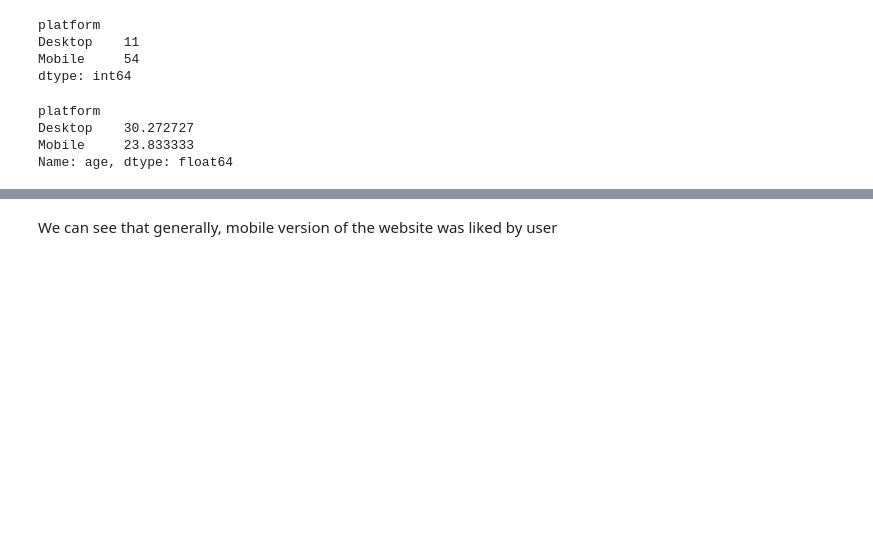
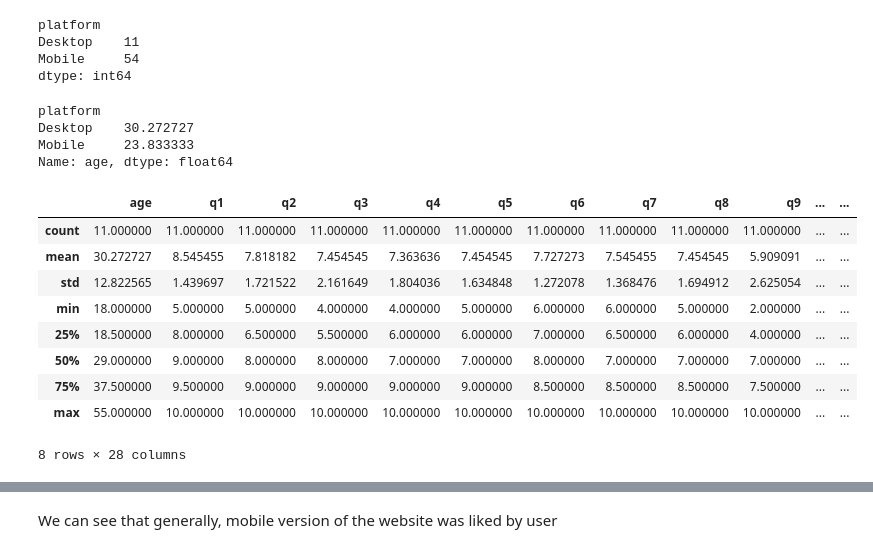
Before and after one commit to Buzzou/prog_ds, a Jupyter notebook: A3_Data_Analysis_Project.ipynb, the cells around one changed output, grey strips where cells are left out. Cells and saved outputs as stored; diff of their text form; code cells hidden in the pictures; blank space fills up the shorter version.

```diff
--- a/A3_Data_Analysis_Project.ipynb
+++ b/A3_Data_Analysis_Project.ipynb
@@ -713,3 +700,16 @@ platform
 Desktop    30.272727
 Mobile     23.833333
 Name: age, dtype: float64
+# %%
+survey_df_grouped_by_platform.get_group(name='Desktop').describe()
+# %% [output]
+|  | age | q1 | q2 | q3 | q4 | q5 | q6 | q7 | q8 | q9 | ... | ... |
+| count | 11.000000 | 11.000000 | 11.000000 | 11.000000 | 11.000000 | 11.000000 | 11.000000 | 11.000000 | 11.000000 | 11.000000 | ... | ... |
+| mean | 30.272727 | 8.545455 | 7.818182 | 7.454545 | 7.363636 | 7.454545 | 7.727273 | 7.545455 | 7.454545 | 5.909091 | ... | ... |
+| std | 12.822565 | 1.439697 | 1.721522 | 2.161649 | 1.804036 | 1.634848 | 1.272078 | 1.368476 | 1.694912 | 2.625054 | ... | ... |
+| min | 18.000000 | 5.000000 | 5.000000 | 4.000000 | 4.000000 | 5.000000 | 6.000000 | 6.000000 | 5.000000 | 2.000000 | ... | ... |
+| 25% | 18.500000 | 8.000000 | 6.500000 | 5.500000 | 6.000000 | 6.000000 | 7.000000 | 6.500000 | 6.000000 | 4.000000 | ... | ... |
+| 50% | 29.000000 | 9.000000 | 8.000000 | 8.000000 | 7.000000 | 7.000000 | 8.000000 | 7.000000 | 7.000000 | 7.000000 | ... | ... |
+| 75% | 37.500000 | 9.500000 | 9.000000 | 9.000000 | 9.000000 | 9.000000 | 8.500000 | 8.500000 | 8.500000 | 7.500000 | ... | ... |
+| max | 55.000000 | 10.000000 | 10.000000 | 10.000000 | 10.000000 | 10.000000 | 10.000000 | 10.000000 | 10.000000 | 10.000000 | ... | ... |
+8 rows × 28 columns
```
Also changed, not shown: parts of 14 cells of this notebook, 1 other file.
